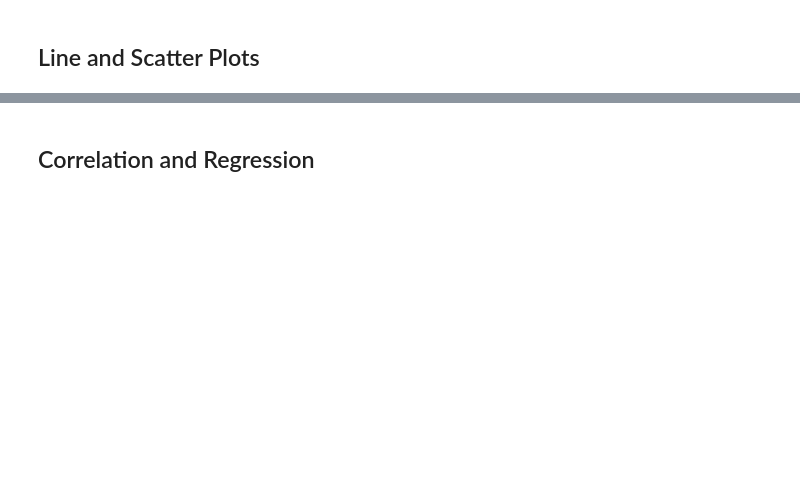
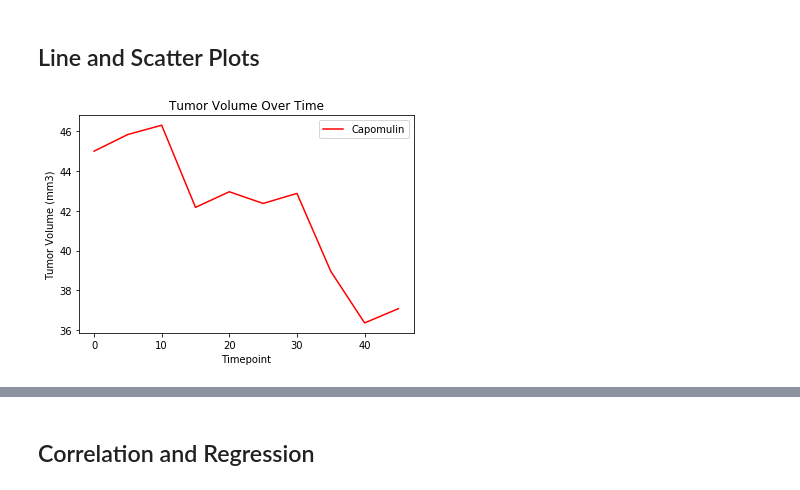
Before and after one commit to aaalicejohnson/matplotlib, a Jupyter notebook: pymaceuticals_starter.ipynb, the cells around one changed output, grey strips where cells are left out. Cells and saved outputs as stored; diff of their text form; code cells hidden in the pictures; blank space fills up the shorter version.

```diff
--- a/pymaceuticals_starter.ipynb
+++ b/pymaceuticals_starter.ipynb
@@ -228,2 +313,23 @@ plt.show()
+# %%
+# Generate a line plot of tumor volume vs. time point for a mouse treated with Capomulin
+
+#looking for a mouse to use
+cap_df = clean_mouse_study.loc[clean_mouse_study["Drug Regimen"] == "Capomulin"]
+cap_mouse_list = cap_df["Mouse ID"].unique()
+#cap_mouse_list
+
+g288_df = cap_df.loc[cap_df["Mouse ID"] == "g288"]
+
+volume = g288_df["Tumor Volume (mm3)"]
+time = g288_df["Timepoint"]
+
+plt.plot(time, volume, color="red", label="Capomulin")
+plt.title("Tumor Volume Over Time")
+plt.xlabel("Timepoint")
+plt.ylabel("Tumor Volume (mm3)")
+plt.legend(loc="best")
+plt.show()
+# %% [output]
+[figure, added]
 # %%
 # Generate a scatter plot of average tumor volume vs. mouse weight for the Capomulin regimen
```
Also changed, not shown: parts of 13 cells of this notebook.
